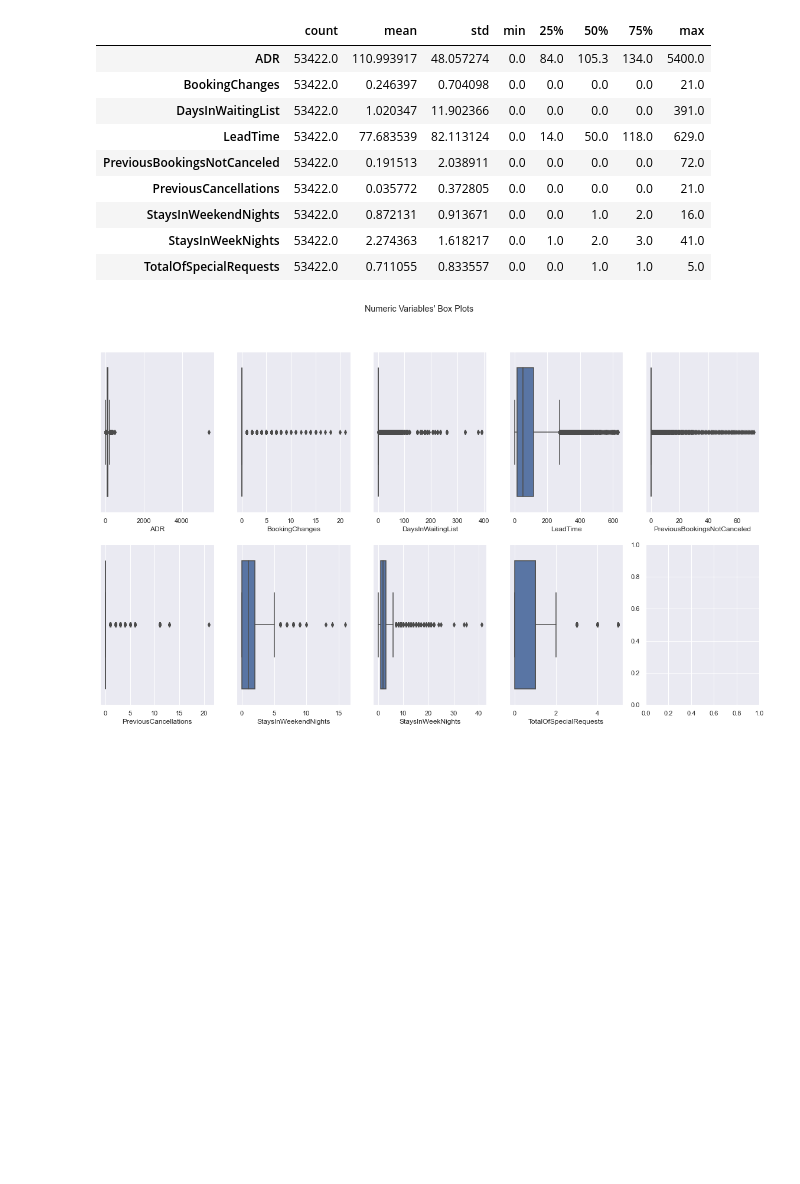
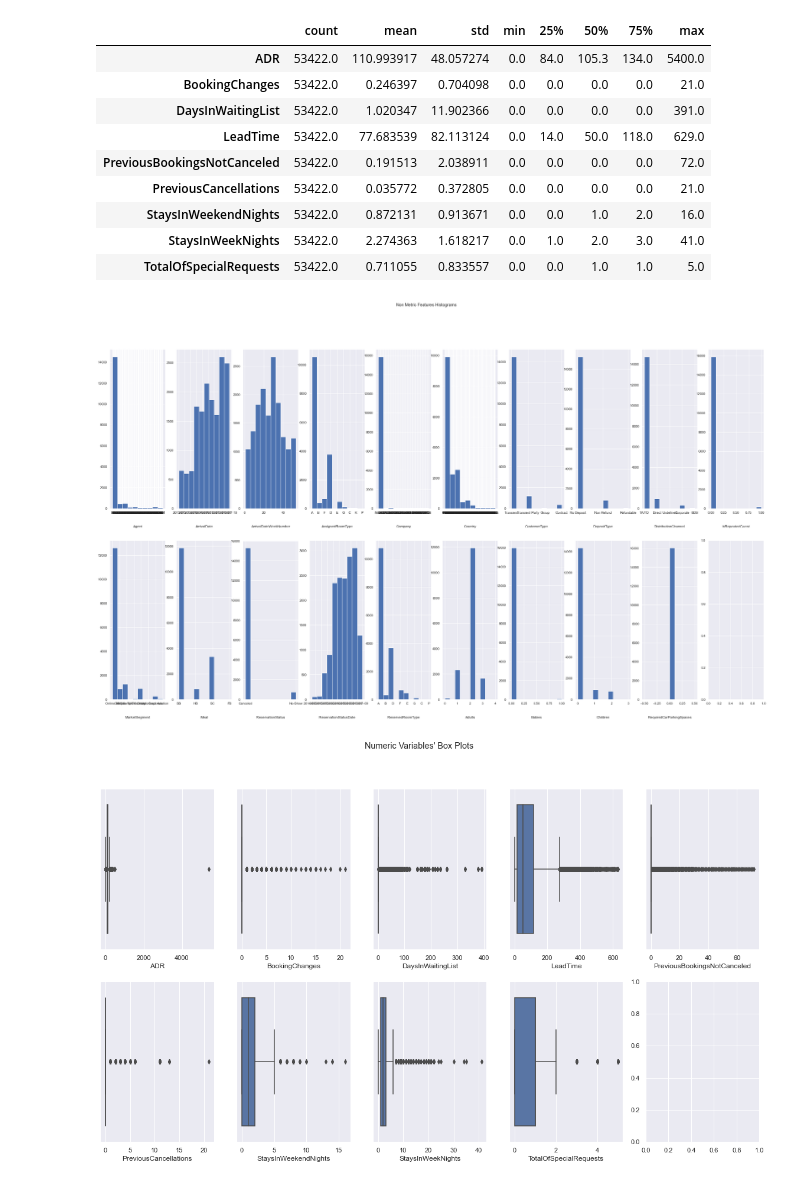
Before and after one commit to diogobulhosa/BC2, a Jupyter notebook: scripts/BC2-Notebook.ipynb, the cells around one changed output. Drawn from its saved outputs; the diff is of its cells as text; code cells hidden in the pictures; blank space fills up the shorter version.

```diff
--- a/scripts/BC2-Notebook.ipynb
+++ b/scripts/BC2-Notebook.ipynb
@@ -92,7 +92,7 @@ pd.DataFrame(df['ArrivalDate'])
 df['ArrivalDate'] = pd.to_datetime(df['ArrivalDate'], dayfirst=True)
 df['ReservationStatusDate'] = pd.to_datetime(df['ReservationStatusDate'], dayfirst=True)
 # %%
-df.drop(['ArrivalDateDayOfMonth', 'ArrivalDateMonth', 'ArrivalDateYear'], axis = 1, inplace = True)
+# df.drop(['ArrivalDateDayOfMonth', 'ArrivalDateMonth', 'ArrivalDateYear'], axis = 1, inplace = True)
 # %% [markdown]
 ## Duplicates
 # %%
@@ -167,3 +166,19 @@ df[metric_features].describe().T
 | StaysInWeekendNights | 53422.0 | 0.872131 | 0.913671 | 0.0 | 0.0 | 1.0 | 2.0 | 16.0 |
 | StaysInWeekNights | 53422.0 | 2.274363 | 1.618217 | 0.0 | 1.0 | 2.0 | 3.0 | 41.0 |
 | TotalOfSpecialRequests | 53422.0 | 0.711055 | 0.833557 | 0.0 | 0.0 | 1.0 | 1.0 | 5.0 |
+# %%
+# Non Metric Features Histograms
+sns.set()
+fig, axes = plt.subplots(2, ceil(len(non_metric_features) / 2), figsize=(40, 22))
+
+for ax, feat in zip(axes.flatten(), non_metric_features):
+    ax.hist(df[feat][df['IsCanceled'] == 1])
+    ax.set_title(feat, y=-0.13)
+
+title = "Non Metric Features Histograms"
+
+plt.suptitle(title)
+
+plt.show()
+# %% [output]
+[figure, added]
```
Also changed, not shown: parts of 8 cells of this notebook.
